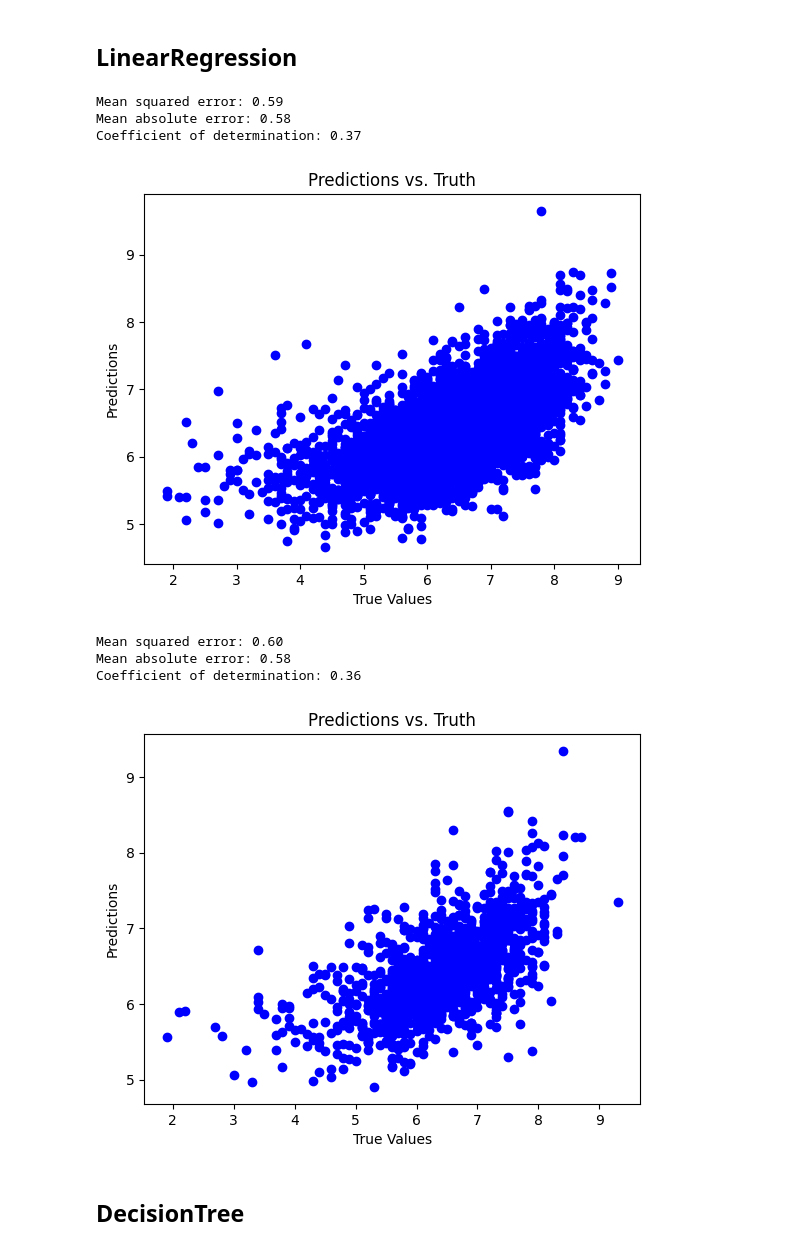
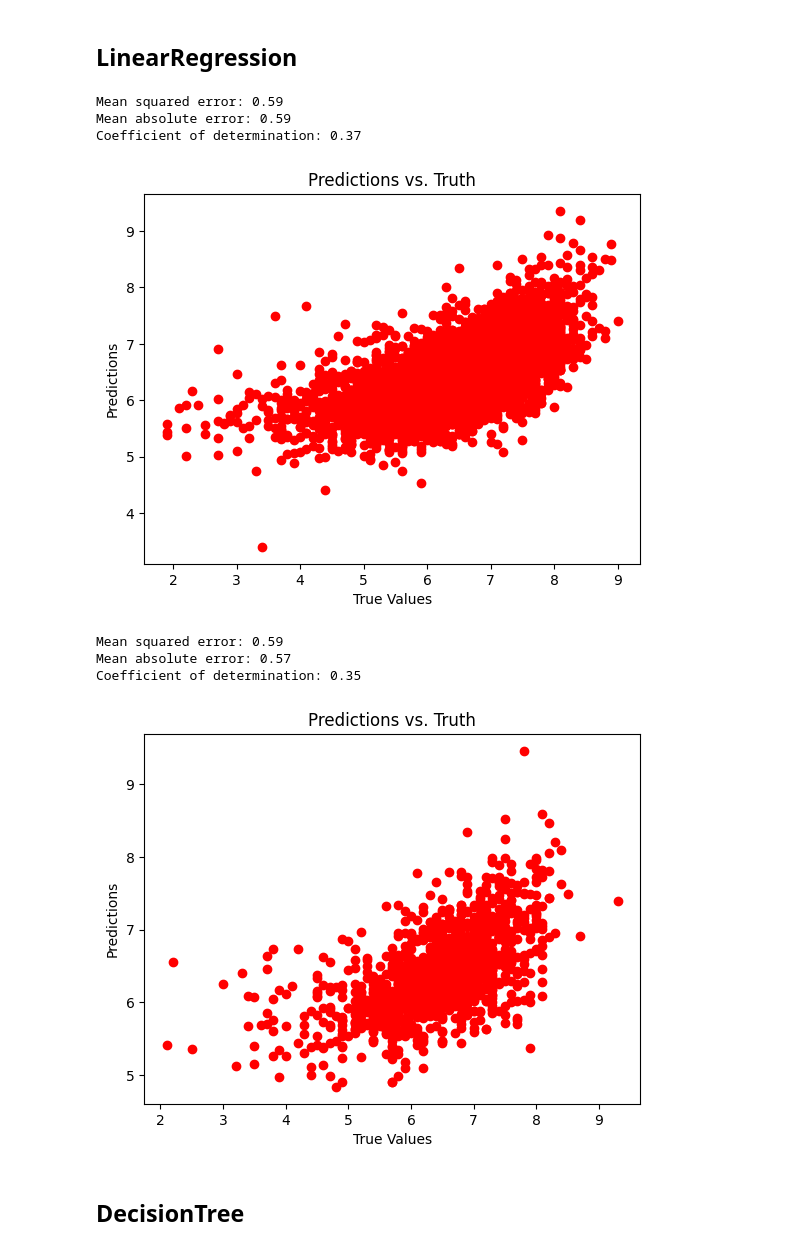
Before and after one commit to KalebJS/cs201r-final-project, a Jupyter notebook: models.ipynb, the cells around one changed output. Drawn from its saved outputs; the diff is of its cells as text; code cells hidden in the pictures.

Commit message:
Generate graphs for the best models

```diff
--- a/models.ipynb
+++ b/models.ipynb
@@ -31,7 +42,7 @@ import matplotlib.pyplot as plt
 
 
 def plot_predictions(y_test, y_pred):
-    plt.scatter(y_test, y_pred, color="blue")
+    plt.scatter(y_test, y_pred, color="red")
     plt.xlabel("True Values")
     plt.ylabel("Predictions")
     plt.title("Predictions vs. Truth")
@@ -65,17 +76,17 @@ linear_models.sort(key=lambda x: x[1])
 for model in linear_models[:10]:
     models.append(model[0])
 # %%
-evaluate(linear_regressor, X_train, y_train)
-evaluate(linear_regressor, X_test, y_test)
+evaluate(linear_models[0][0][1], X_train, y_train)
+evaluate(linear_models[0][0][1], X_test, y_test)
 # %% [output]
 Mean squared error: 0.59
-Mean absolute error: 0.58
+Mean absolute error: 0.59
 Coefficient of determination: 0.37
-[figure, old version]
+[figure, new version]
-Mean squared error: 0.60
-Mean absolute error: 0.58
-Coefficient of determination: 0.36
+Mean squared error: 0.59
+Mean absolute error: 0.57
+Coefficient of determination: 0.35
-[figure, old version]
+[figure, new version]
 # %% [markdown]
 ## DecisionTree
 # %%
```
Also changed, not shown: parts of 7 cells of this notebook.
